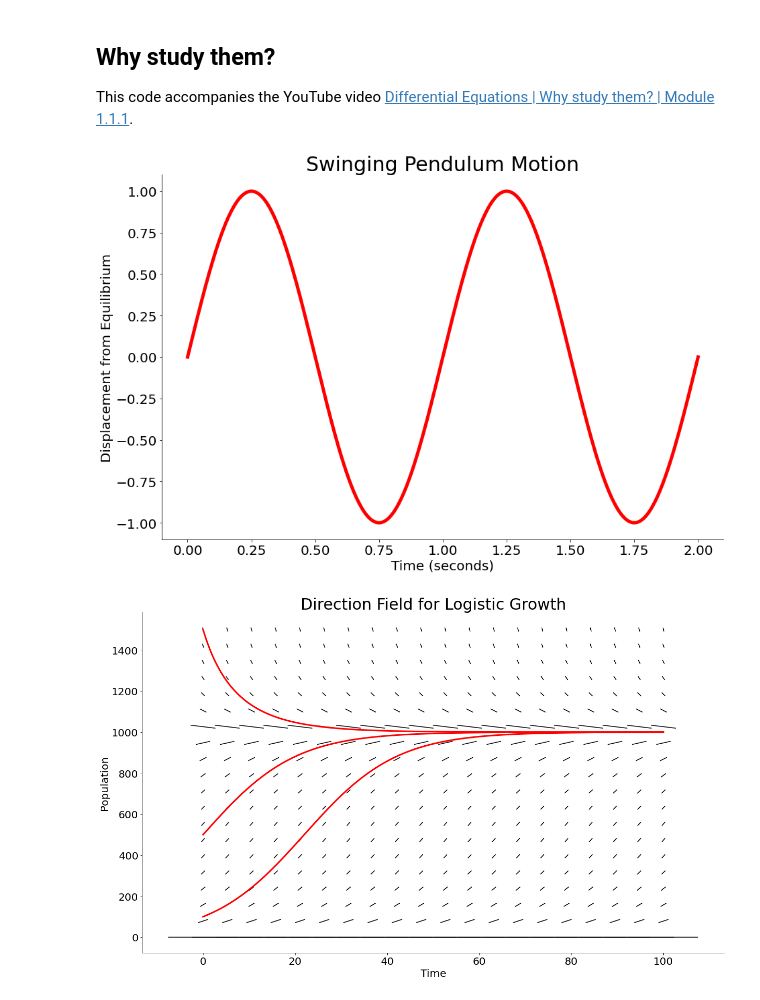
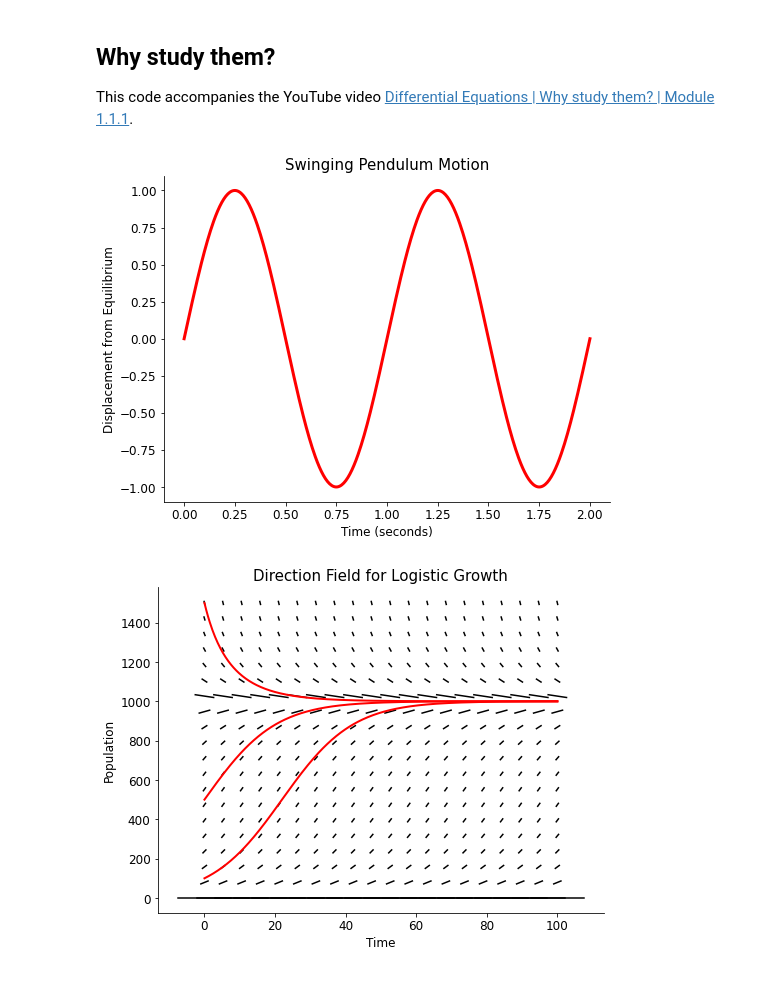
Before and after one commit to Cherry-Pi3/applied-mathematics-101, a Jupyter notebook: module 1/Introduction to Differential Equations - Module 1.1.ipynb, the cells around one changed output. Cells and saved outputs as stored; diff of their text form; code cells hidden in the pictures.

```diff
--- a/module 1/Introduction to Differential Equations - Module 1.1.ipynb
+++ b/module 1/Introduction to Differential Equations - Module 1.1.ipynb
@@ -139,41 +139,41 @@ This block of code visualises the motion of a swinging pendulum as a sinusoidal
 8. Finally, the plot is displayed using `plt.show()`.
 '''
 
 # 1. Define the parameters
 A = 1  # Amplitude
 omega = 2 * np.pi  # Angular frequency (period is assumed to be 1 second)
 phi = 0  # Phase (pendulum starts from its maximum displacement)
 
 # 2. Generate time values
 t = np.linspace(0, 2, 400)  # 2 seconds (two cycles for a period of 1 second)
 
 # 3. Compute the displacement values for each time t
 y = A * np.sin(omega * t + phi)
 
 # 4. Plotting with specified style
-plt.figure(figsize=(15, 10), facecolor='white')
+plt.figure(figsize=(8, 6), facecolor='white')
 
 # 5. The pendulum's motion is plotted as a red curve, representing its displacement over time.
-plt.plot(t, y, color="red", linewidth=5)
+plt.plot(t, y, color="red", linewidth=3)
 
 # 6. Title and labels with specified font size and colour
-plt.title("Swinging Pendulum Motion", color="black", fontsize=30)
-plt.xlabel("Time (seconds)", color="black", fontsize=20)
-plt.ylabel("Displacement from Equilibrium", color="black", fontsize=20)
+plt.title("Swinging Pendulum Motion", color="black", fontsize=15)
+plt.xlabel("Time (seconds)", color="black", fontsize=12)
+plt.ylabel("Displacement from Equilibrium", color="black", fontsize=12)
 
 # 7. Setting white background and black axes
 plt.gca().set_facecolor('white')
 plt.gca().spines['left'].set_color('black')
 plt.gca().spines['bottom'].set_color('black')
 plt.gca().spines['right'].set_visible(False)
 plt.gca().spines['top'].set_visible(False)
-plt.gca().tick_params(axis='x', colors='black', labelsize=20)
-plt.gca().tick_params(axis='y', colors='black', labelsize=20)
+plt.gca().tick_params(axis='x', colors='black', labelsize=12)
+plt.gca().tick_params(axis='y', colors='black', labelsize=12)
 
 # 8. Display plot
 plt.show()
 # %% [output]
-[figure, old version]
+[figure, new version]
 # %%
 '''
 This code visualises the logistic growth of a population using a direction field and solution curves.
@@ -234,7 +234,7 @@ dx *= dash_length
 dy *= dash_length
 
 # 5. The direction field is plotted as black dashes on a white background.
-plt.figure(figsize=(20, 12), facecolor='white')
+plt.figure(figsize=(8, 6), facecolor='white')
 for i in range(len(t)):
     for j in range(len(y)):
         plt.plot([T[i,j] - dx[i,j]/2, T[i,j] + dx[i,j]/2],
@@ -245,12 +245,12 @@ t_fine = np.linspace(0, 100, 400)
 initial_conditions = [100, 500, 1500]
 for y0 in initial_conditions:
     y_sol = odeint(logistic_growth, y0, t_fine, args=(0.1, 1000))
-    plt.plot(t_fine, y_sol, color='red', linewidth=3)
+    plt.plot(t_fine, y_sol, color='red', linewidth=2)
 
 # 7. Title and labels with specified font size and colour
-plt.title("Direction Field for Logistic Growth", color="black", fontsize=30)
-plt.xlabel("Time", color="black", fontsize=20)
-plt.ylabel("Population", color="black", fontsize=20)
+plt.title("Direction Field for Logistic Growth", color="black", fontsize=15)
+plt.xlabel("Time", color="black", fontsize=12)
+plt.ylabel("Population", color="black", fontsize=12)
 
 # 8. The plot's appearance is further customised:
 plt.gca().set_facecolor('white')
@@ -258,10 +258,10 @@ plt.gca().spines['left'].set_color('black')
 plt.gca().spines['bottom'].set_color('black')
 plt.gca().spines['right'].set_visible(False)
 plt.gca().spines['top'].set_visible(False)
-plt.gca().tick_params(axis='x', colors='black', labelsize=20)
-plt.gca().tick_params(axis='y', colors='black', labelsize=20)
+plt.gca().tick_params(axis='x', colors='black', labelsize=12)
+plt.gca().tick_params(axis='y', colors='black', labelsize=12)
 
 # 9. Finally, the plot is displayed using `plt.show()`.
 plt.show()
 # %% [output]
-[figure, old version]
+[figure, new version]
```
Also changed, not shown: parts of 1 cell of this notebook.
